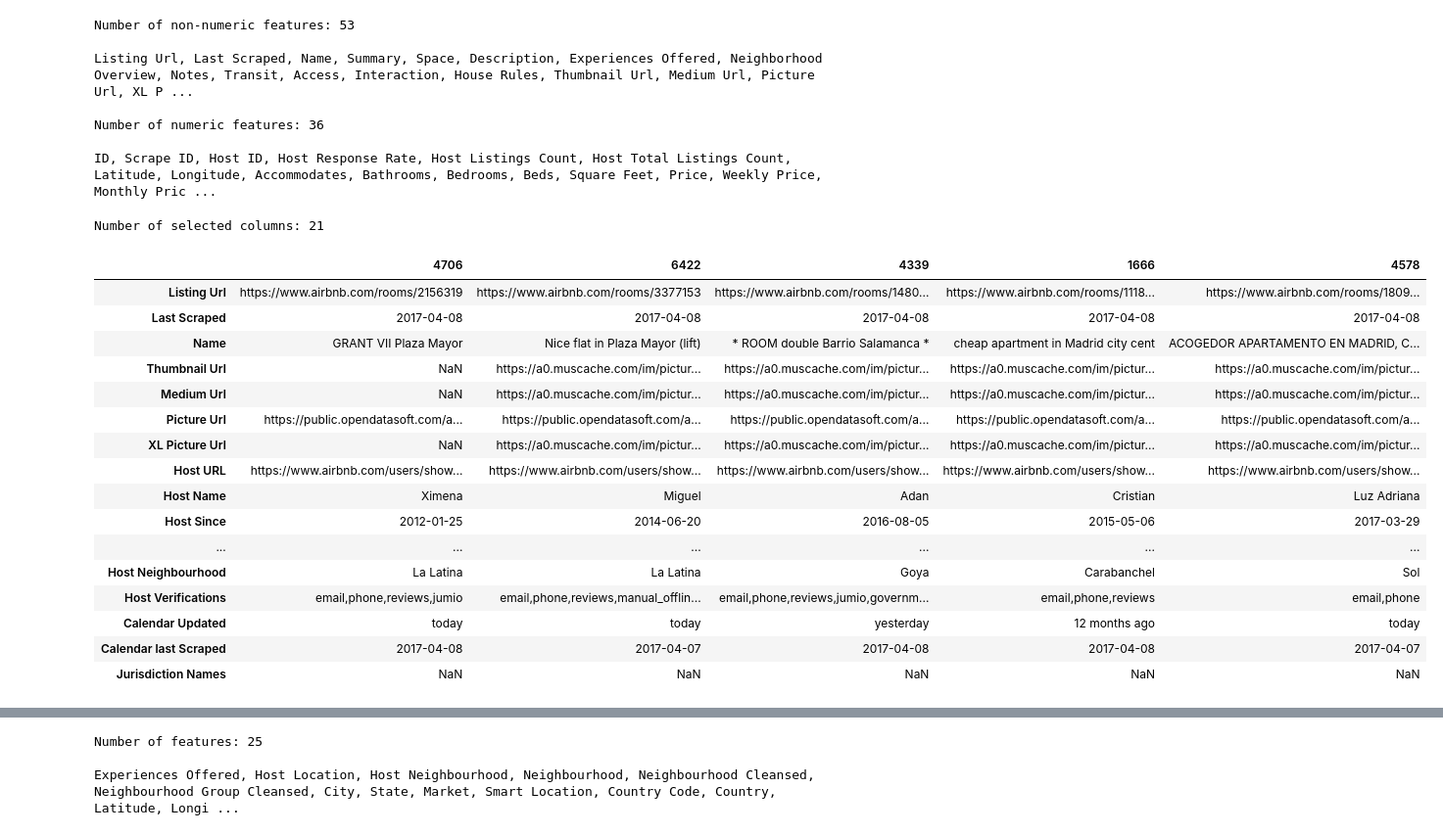
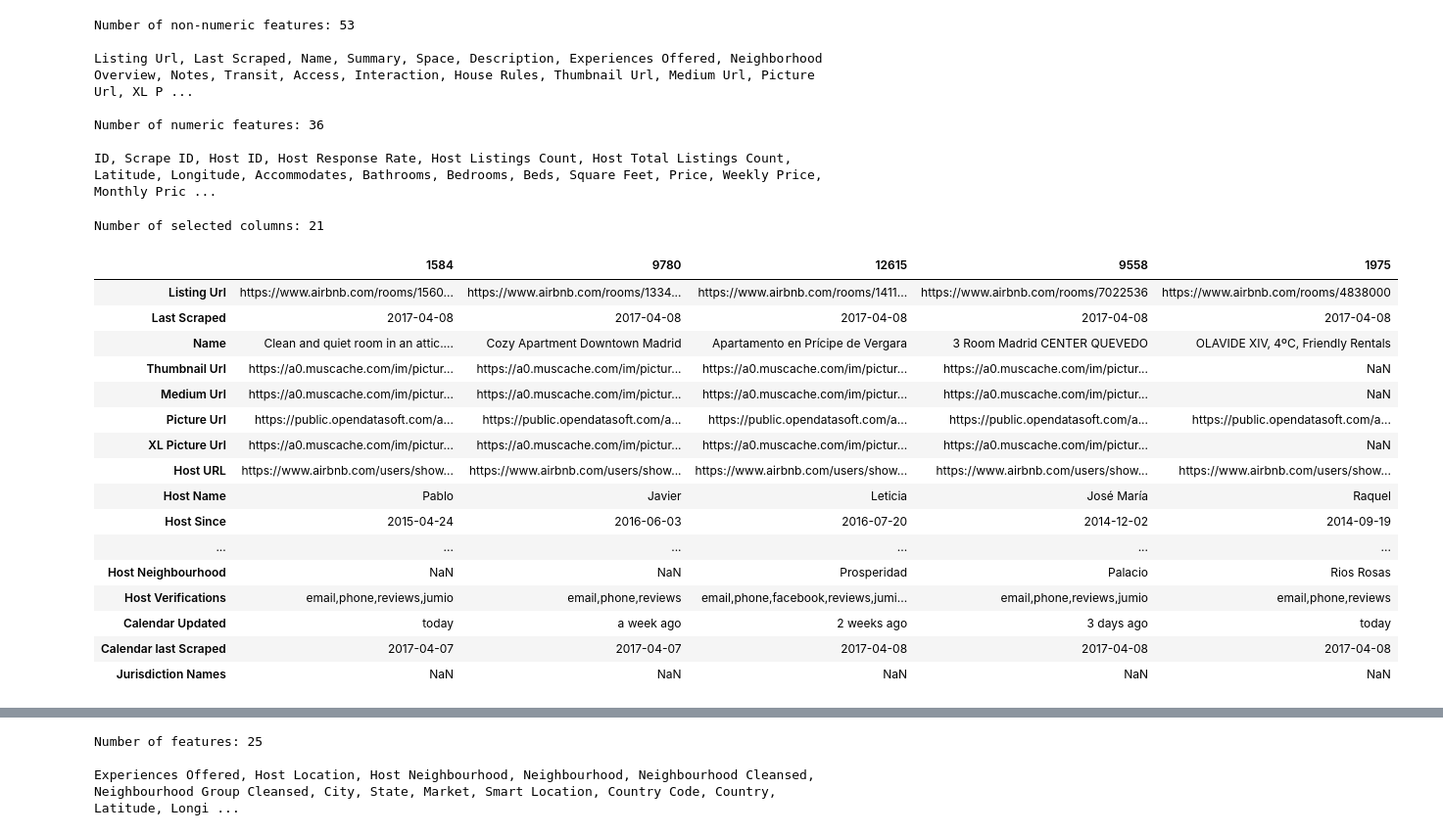
Before and after one commit to mapardo-lab/exerciseMLKeepcoding, a Jupyter notebook: notebooks/exerciseML.ipynb, the cells around one changed output, grey strips where cells are left out. Shown at 98% size. Drawn from its saved outputs; the diff is of its cells as text; code cells hidden in the pictures.

```diff
--- a/notebooks/exerciseML.ipynb
+++ b/notebooks/exerciseML.ipynb
@@ -96,3 +105,5 @@ Number of NA values for Price feature: 17
+# %%
+df_train, df_test = train_test_split(airbnb_data, test_size = 0.3, shuffle = True, random_state = random_state)
 # %% [markdown]
 ### Target feature.
 
@@ -136,7 +149,7 @@ plot_density(airbnb_data, ['Price'], 1, 1)
 features_na_drop = ['Has Availability', 'Host Acceptance Rate', 'Jurisdiction Names', 'License', 'Square Feet', 'Monthly Price', 'Weekly Price']
 # %%
 # numeric/non numeric columns
-df_types = airbnb_data.dtypes
+df_types = df_train.dtypes
 columns_non_num = df_types[df_types == 'object'].index
 columns_num = df_types[df_types != 'object'].index
 print(f'Number of non-numeric features: {len(columns_non_num)}\n')
@@ -154,26 +167,26 @@ ID, Scrape ID, Host ID, Host Response Rate, Host Listings Count, Host Total List
 # %%
 # overview non-numeric columns that contain 'url', 'scraped', 'name', 'calendar' or 'host' strings
 columns_sel = list(filter(lambda x: any(s in x.lower() for s in ['url', 'scraped', 'name', 'calendar', 'host']), columns_non_num))
 print(f'Number of selected columns: {len(columns_sel)}')
-airbnb_data[columns_sel].head().T
+df_train[columns_sel].head().T
 # %% [output]
 Number of selected columns: 21
-|  | 4706 | 6422 | 4339 | 1666 | 4578 |
-| Listing Url | https://www.airbnb.com/rooms/2156319 | https://www.airbnb.com/rooms/3377153 | https://www.airbnb.com/rooms/1480... | https://www.airbnb.com/rooms/1118... | https://www.airbnb.com/rooms/1809... |
+|  | 1584 | 9780 | 12615 | 9558 | 1975 |
+| Listing Url | https://www.airbnb.com/rooms/1560... | https://www.airbnb.com/rooms/1334... | https://www.airbnb.com/rooms/1411... | https://www.airbnb.com/rooms/7022536 | https://www.airbnb.com/rooms/4838000 |
 | Last Scraped | 2017-04-08 | 2017-04-08 | 2017-04-08 | 2017-04-08 | 2017-04-08 |
-| Name | GRANT VII Plaza Mayor | Nice flat in Plaza Mayor (lift) | * ROOM double Barrio Salamanca * | cheap apartment in Madrid city cent | ACOGEDOR APARTAMENTO EN MADRID, C... |
-| Thumbnail Url | NaN | https://a0.muscache.com/im/pictur... | https://a0.muscache.com/im/pictur... | https://a0.muscache.com/im/pictur... | https://a0.muscache.com/im/pictur... |
-| Medium Url | NaN | https://a0.muscache.com/im/pictur... | https://a0.muscache.com/im/pictur... | https://a0.muscache.com/im/pictur... | https://a0.muscache.com/im/pictur... |
+| Name | Clean and quiet room in an attic.... | Cozy Apartment Downtown Madrid | Apartamento en Prícipe de Vergara | 3 Room Madrid CENTER QUEVEDO | OLAVIDE XIV, 4ºC, Friendly Rentals |
+| Thumbnail Url | https://a0.muscache.com/im/pictur... | https://a0.muscache.com/im/pictur... | https://a0.muscache.com/im/pictur... | https://a0.muscache.com/im/pictur... | NaN |
+| Medium Url | https://a0.muscache.com/im/pictur... | https://a0.muscache.com/im/pictur... | https://a0.muscache.com/im/pictur... | https://a0.muscache.com/im/pictur... | NaN |
 | Picture Url | https://public.opendatasoft.com/a... | https://public.opendatasoft.com/a... | https://public.opendatasoft.com/a... | https://public.opendatasoft.com/a... | https://public.opendatasoft.com/a... |
-| XL Picture Url | NaN | https://a0.muscache.com/im/pictur... | https://a0.muscache.com/im/pictur... | https://a0.muscache.com/im/pictur... | https://a0.muscache.com/im/pictur... |
+| XL Picture Url | https://a0.muscache.com/im/pictur... | https://a0.muscache.com/im/pictur... | https://a0.muscache.com/im/pictur... | https://a0.muscache.com/im/pictur... | NaN |
 | Host URL | https://www.airbnb.com/users/show... | https://www.airbnb.com/users/show... | https://www.airbnb.com/users/show... | https://www.airbnb.com/users/show... | https://www.airbnb.com/users/show... |
-| Host Name | Ximena | Miguel | Adan | Cristian | Luz Adriana |
-| Host Since | 2012-01-25 | 2014-06-20 | 2016-08-05 | 2015-05-06 | 2017-03-29 |
+| Host Name | Pablo | Javier | Leticia | José María | Raquel |
+| Host Since | 2015-04-24 | 2016-06-03 | 2016-07-20 | 2014-12-02 | 2014-09-19 |
 | ... | ... | ... | ... | ... | ... |
-| Host Neighbourhood | La Latina | La Latina | Goya | Carabanchel | Sol |
-| Host Verifications | email,phone,reviews,jumio | email,phone,reviews,manual_offlin... | email,phone,reviews,jumio,governm... | email,phone,reviews | email,phone |
-| Calendar Updated | today | today | yesterday | 12 months ago | today |
-| Calendar last Scraped | 2017-04-08 | 2017-04-07 | 2017-04-08 | 2017-04-08 | 2017-04-07 |
+| Host Neighbourhood | NaN | NaN | Prosperidad | Palacio | Rios Rosas |
+| Host Verifications | email,phone,reviews,jumio | email,phone,reviews | email,phone,facebook,reviews,jumi... | email,phone,reviews,jumio | email,phone,reviews |
+| Calendar Updated | today | a week ago | 2 weeks ago | 3 days ago | today |
+| Calendar last Scraped | 2017-04-07 | 2017-04-07 | 2017-04-08 | 2017-04-08 | 2017-04-08 |
 | Jurisdiction Names | NaN | NaN | NaN | NaN | NaN |
 # %%
 # overview non_numeric columns NOT containing 'url', 'scraped', 'name', 'calendar' or 'host' strings
```
Also changed, not shown: parts of 66 cells of this notebook, 38 other files.
